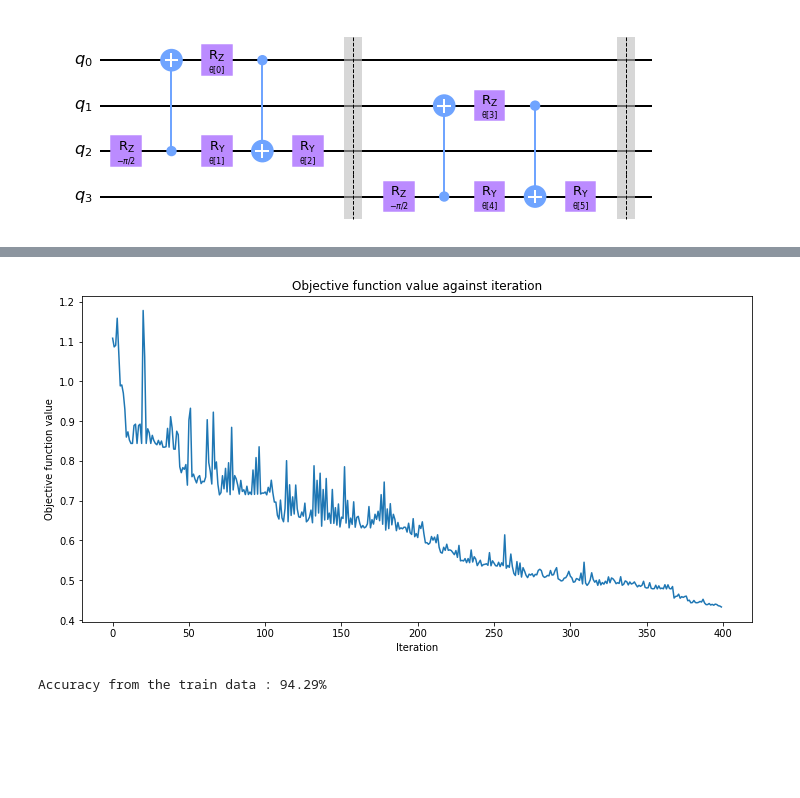
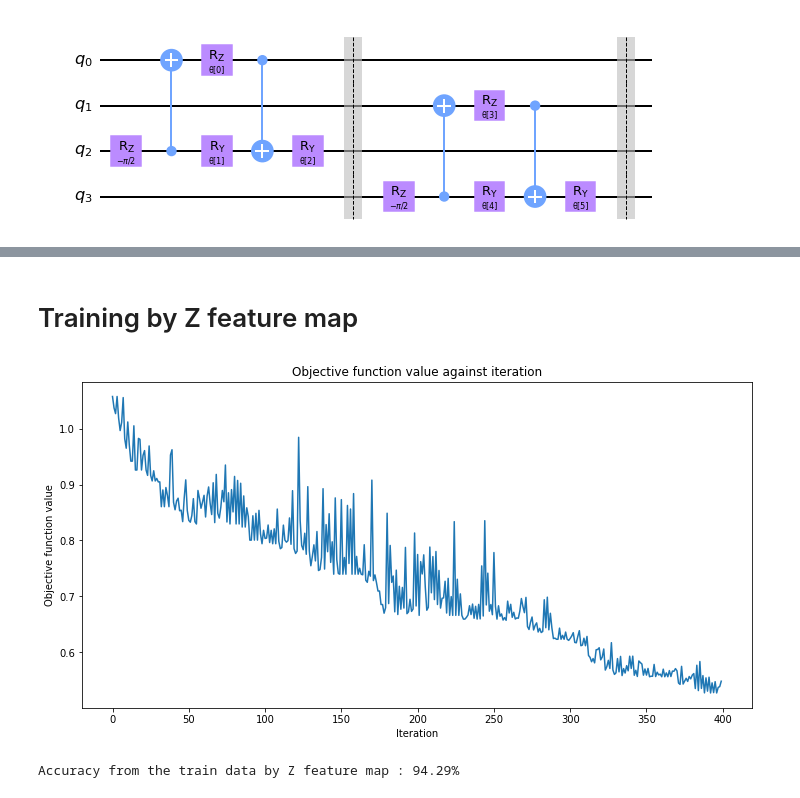
Before and after one commit to Izuho/computer-graphics, a Jupyter notebook: 10-7/QCNN.ipynb, the cells around one changed output, grey strips where cells are left out. Drawn from its saved outputs; the diff is of its cells as text; code cells hidden in the pictures; blank space fills up the shorter version.

```diff
--- a/10-7/QCNN.ipynb
+++ b/10-7/QCNN.ipynb
@@ -186,7 +189,8 @@ circuit.decompose().draw("mpl")
 # %%
 quantum_instance = QuantumInstance(Aer.get_backend("aer_simulator"), shots=1024)
 
-feature_map = ZFeatureMap(8)
+feature_map_ZZ = ZZFeatureMap(8)
+feature_map_Z = ZFeatureMap(8)
 
 ansatz = QuantumCircuit(8, name="Ansatz")
 
@@ -209,18 +213,27 @@ ansatz.compose(conv_layer(2, "c3"), list(range(6, 8)), inplace=True)
 ansatz.compose(pool_layer([0], [1], "p3"), list(range(6, 8)), inplace=True)
 
 # Combining the feature map and ansatz
-circuit = QuantumCircuit(8)
-circuit.compose(feature_map, range(8), inplace=True)
-circuit.compose(ansatz, range(8), inplace=True)
+# circuit = QuantumCircuit(8)
+# circuit.compose(feature_map, range(8), inplace=True)
+# circuit.compose(ansatz, range(8), inplace=True)
 
 observable = PauliSumOp.from_list([("Z" + "I" * 7, 1)])
 
-qnn = TwoLayerQNN(
+qnn_ZZ = TwoLayerQNN(
     num_qubits=8,
-    feature_map=feature_map,
+    feature_map=feature_map_ZZ,
     ansatz=ansatz,
     observable=observable,
     exp_val=AerPauliExpectation(),
     quantum_instance=quantum_instance,
 )
+
+qnn_Z = TwoLayerQNN(
+    num_qubits=8,
+    feature_map=feature_map_Z,
+    ansatz=ansatz,
+    observable=observable,
+    exp_val=AerPauliExpectation(),
+    quantum_instance=quantum_instance,
+)
 # %%
@@ -237,22 +254,33 @@ def callback_graph(weights, obj_func_eval):
     plt.plot(range(len(objective_func_vals)), objective_func_vals)
     plt.show()
 # %%
-opflow_classifier = NeuralNetworkClassifier(
-    qnn,
+opflow_classifier_ZZ = NeuralNetworkClassifier(
+    qnn_ZZ,
+    # loss = 'squared_error',
     optimizer=COBYLA(maxiter=400),  # Set max iterations here
     callback=callback_graph,
-    initial_point=algorithm_globals.random.random(qnn.num_weights),
+    initial_point=algorithm_globals.random.random(qnn_ZZ.num_weights),
 )
+
+opflow_classifier_Z = NeuralNetworkClassifier(
+    qnn_Z,
+    # loss = 'squared_error',
+    optimizer=COBYLA(maxiter=400),  # Set max iterations here
+    callback=callback_graph,
+    initial_point=algorithm_globals.random.random(qnn_Z.num_weights),
+)
+# %% [markdown]
+# Training by Z feature map
 # %%
 x = np.asarray(train_images)
 y = np.asarray(train_labels)
 
 objective_func_vals = []
 plt.rcParams["figure.figsize"] = (12, 6)
-opflow_classifier.fit(x, y)
+opflow_classifier_Z.fit(x, y)
 
 # score classifier
-print(f"Accuracy from the train data : {np.round(100 * opflow_classifier.score(x, y), 2)}%")
+print(f"Accuracy from the train data by Z feature map : {np.round(100 * opflow_classifier_Z.score(x, y), 2)}%")
 # %% [output]
-[figure, old version]
+[figure, new version]
-Accuracy from the train data : 94.29%
+Accuracy from the train data by Z feature map : 94.29%
```
Also changed, not shown: parts of 15 cells of this notebook.
